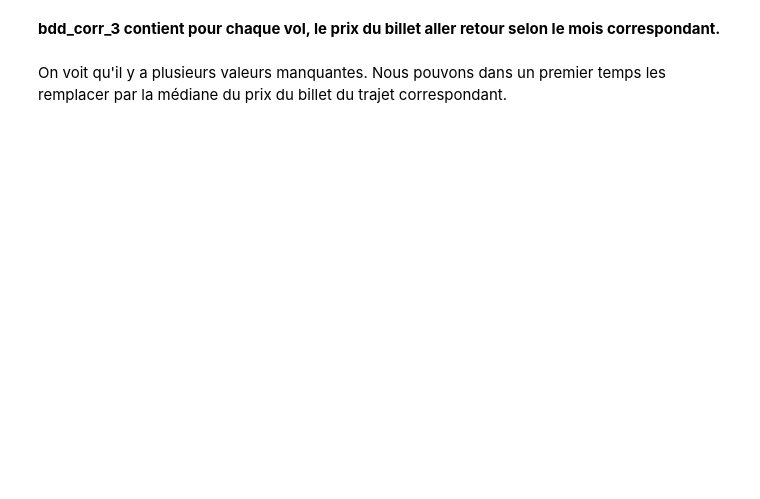
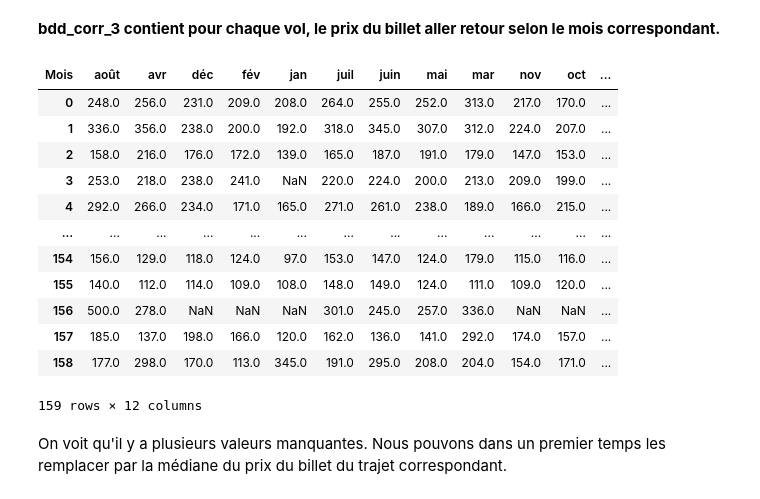
Before and after one commit to YohanWloczysiak/ProjetPythonA2S1, a Jupyter notebook: Rapport.ipynb, the cells around one changed output. Drawn from its saved outputs; the diff is of its cells as text; code cells hidden in the pictures; blank space fills up the shorter version.

```diff
--- a/Rapport.ipynb
+++ b/Rapport.ipynb
@@ -221,8 +256,8 @@ for k in range(len(ordre_villes)):
         col_2_3 = col_2_3 + liste_prix_mois[num_list]
         num_list = num_list + 1
 # %%
-table_prix_mois = pandas.DataFrame({'Départ' : col_2_1 , 'Arrivée': col_2_2 , 'Prix': col_2_3, 'Mois': col_2_4})
-table_prix_mois[:100]
+bdd_2 = pandas.DataFrame({'Départ' : col_2_1 , 'Arrivée': col_2_2 , 'Prix': col_2_3, 'Mois': col_2_4})
+bdd_2[:100]
 # %% [output]
 |  | Départ | Arrivée | Prix | Mois |
 | 0 | Paris | Strasbourg | 304 | jan |
@@ -521,6 +561 @@ import matplotlib.pyplot as plt
-# %%
-bdd_1 = pandas.read_csv('bdd_avion_1.csv', encoding = 'latin-1')
-bdd_2 = pandas.read_csv('bdd_avion_2.csv', encoding = 'latin-1')
-bdd_3 = pandas.read_csv('bdd_avion_3.csv', encoding = 'latin-1')
-bdd_sncf = pandas.read_csv('bdd_sncf.csv', encoding = 'latin-1')
 # %% [markdown]
@@ -729,11 +918,25 @@ bdd_2
 # %% [markdown]
 **bdd_corr_3 contient pour chaque vol, le prix du billet aller retour selon le mois correspondant.**
 # %%
-bdd_corr_3 = bdd_2.drop(['Column1'], axis = 1)
+bdd_corr_3 = bdd_2.copy()
 bdd_corr_3 = bdd_corr_3.pivot_table(index = ['Départ', 'Arrivée'], columns = 'Mois', values = 'Prix')
 bdd_corr_3 = bdd_corr_3.reset_index()
 bdd_corr_3 = bdd_corr_3.drop(['Départ', 'Arrivée'], axis = 1)
 bdd_corr_3
+# %% [output]
+| Mois | août | avr | déc | fév | jan | juil | juin | mai | mar | nov | oct | ... |
+| 0 | 248.0 | 256.0 | 231.0 | 209.0 | 208.0 | 264.0 | 255.0 | 252.0 | 313.0 | 217.0 | 170.0 | ... |
+| 1 | 336.0 | 356.0 | 238.0 | 200.0 | 192.0 | 318.0 | 345.0 | 307.0 | 312.0 | 224.0 | 207.0 | ... |
+| 2 | 158.0 | 216.0 | 176.0 | 172.0 | 139.0 | 165.0 | 187.0 | 191.0 | 179.0 | 147.0 | 153.0 | ... |
+| 3 | 253.0 | 218.0 | 238.0 | 241.0 | NaN | 220.0 | 224.0 | 200.0 | 213.0 | 209.0 | 199.0 | ... |
+| 4 | 292.0 | 266.0 | 234.0 | 171.0 | 165.0 | 271.0 | 261.0 | 238.0 | 189.0 | 166.0 | 215.0 | ... |
+| ... | ... | ... | ... | ... | ... | ... | ... | ... | ... | ... | ... | ... |
+| 154 | 156.0 | 129.0 | 118.0 | 124.0 | 97.0 | 153.0 | 147.0 | 124.0 | 179.0 | 115.0 | 116.0 | ... |
+| 155 | 140.0 | 112.0 | 114.0 | 109.0 | 108.0 | 148.0 | 149.0 | 124.0 | 111.0 | 109.0 | 120.0 | ... |
+| 156 | 500.0 | 278.0 | NaN | NaN | NaN | 301.0 | 245.0 | 257.0 | 336.0 | NaN | NaN | ... |
+| 157 | 185.0 | 137.0 | 198.0 | 166.0 | 120.0 | 162.0 | 136.0 | 141.0 | 292.0 | 174.0 | 157.0 | ... |
+| 158 | 177.0 | 298.0 | 170.0 | 113.0 | 345.0 | 191.0 | 295.0 | 208.0 | 204.0 | 154.0 | 171.0 | ... |
+159 rows × 12 columns
 # %% [markdown]
 On voit qu'il y a plusieurs valeurs manquantes. Nous pouvons dans un premier temps les remplacer par la médiane du prix du billet du trajet correspondant.
 # %%
```
Also changed, not shown: parts of 62 cells of this notebook.
